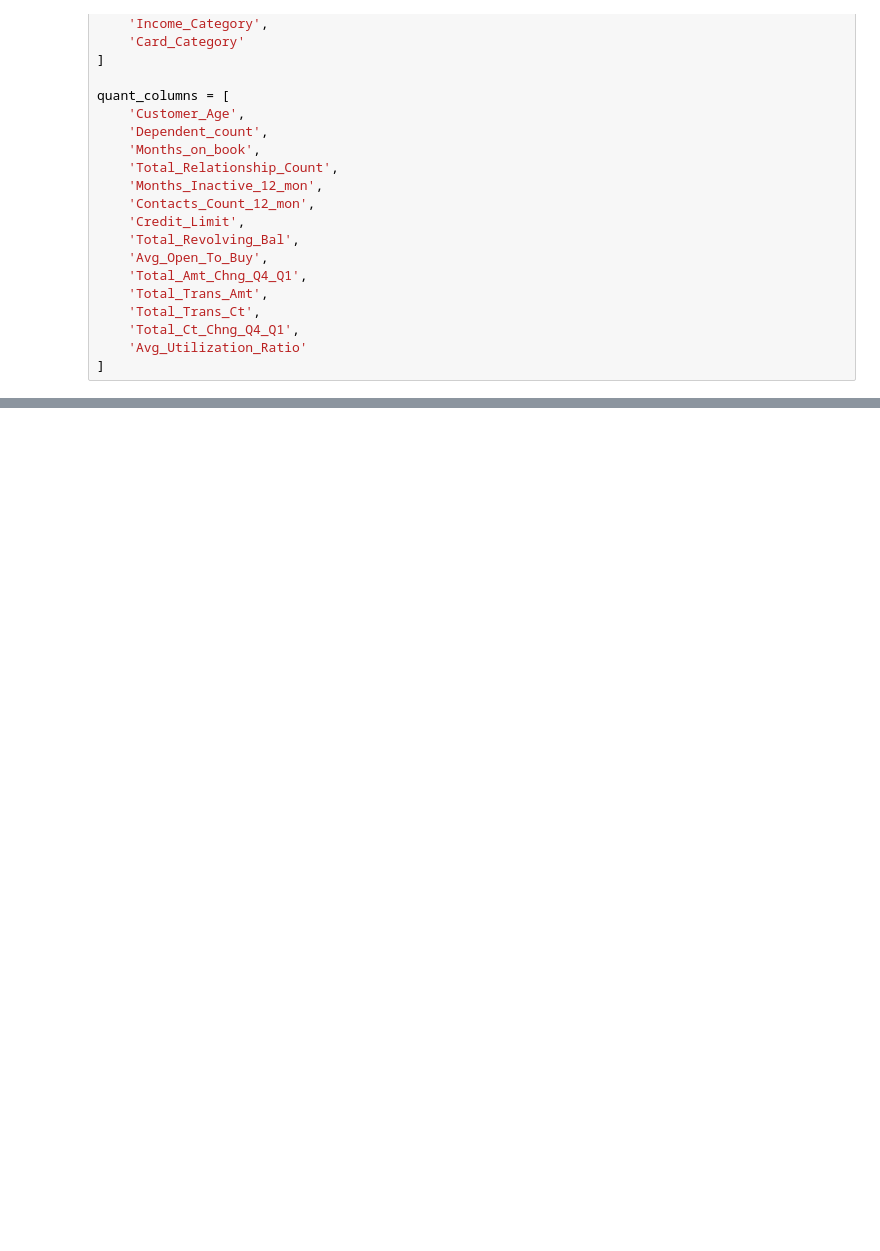
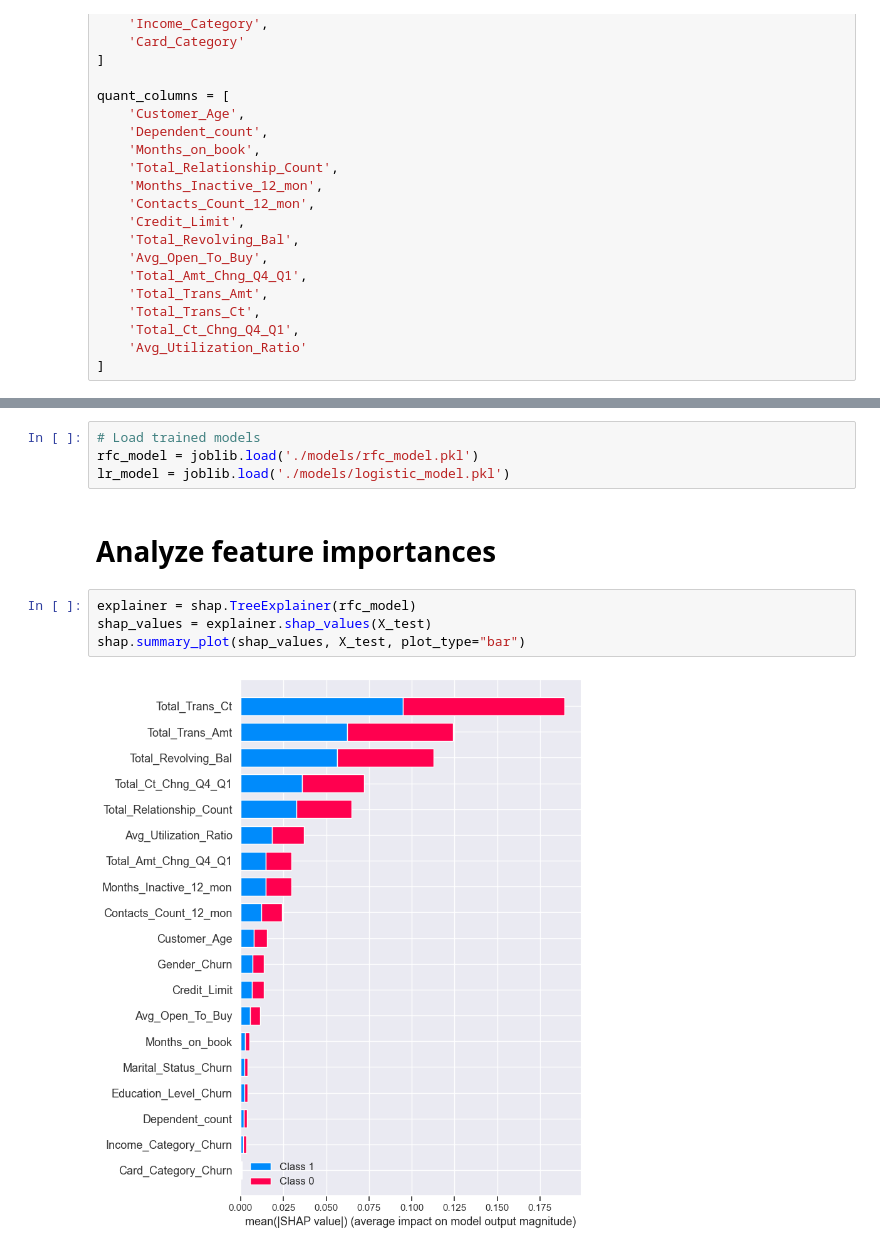
Before and after one commit to LaurentVeyssier/Udacity-Predict-Customer-Churn-with-Clean-Code, a Jupyter notebook: churn_notebook.ipynb, the cells around one changed output, grey strips where cells are left out. Cells and saved outputs as stored; diff of their text form; blank space fills up the shorter version.

```diff
--- a/churn_notebook.ipynb
+++ b/churn_notebook.ipynb
@@ -330,0 +178,12 @@ plt.axis('off');
+# %%
+# Load trained models
+rfc_model = joblib.load('./models/rfc_model.pkl')
+lr_model = joblib.load('./models/logistic_model.pkl')
+# %% [markdown]
+# Analyze feature importances
+# %%
+explainer = shap.TreeExplainer(rfc_model)
+shap_values = explainer.shap_values(X_test)
+shap.summary_plot(shap_values, X_test, plot_type="bar")
+# %% [output]
+[figure, added]
```
Also changed, not shown: parts of 40 cells of this notebook, 9 other files.
